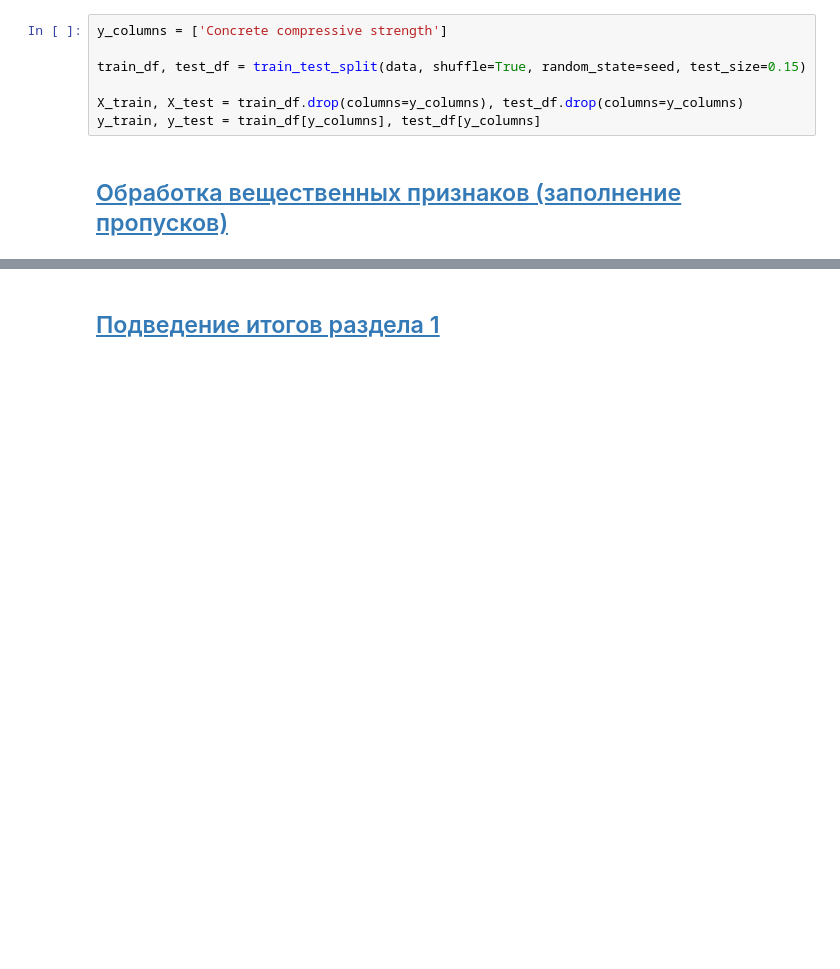
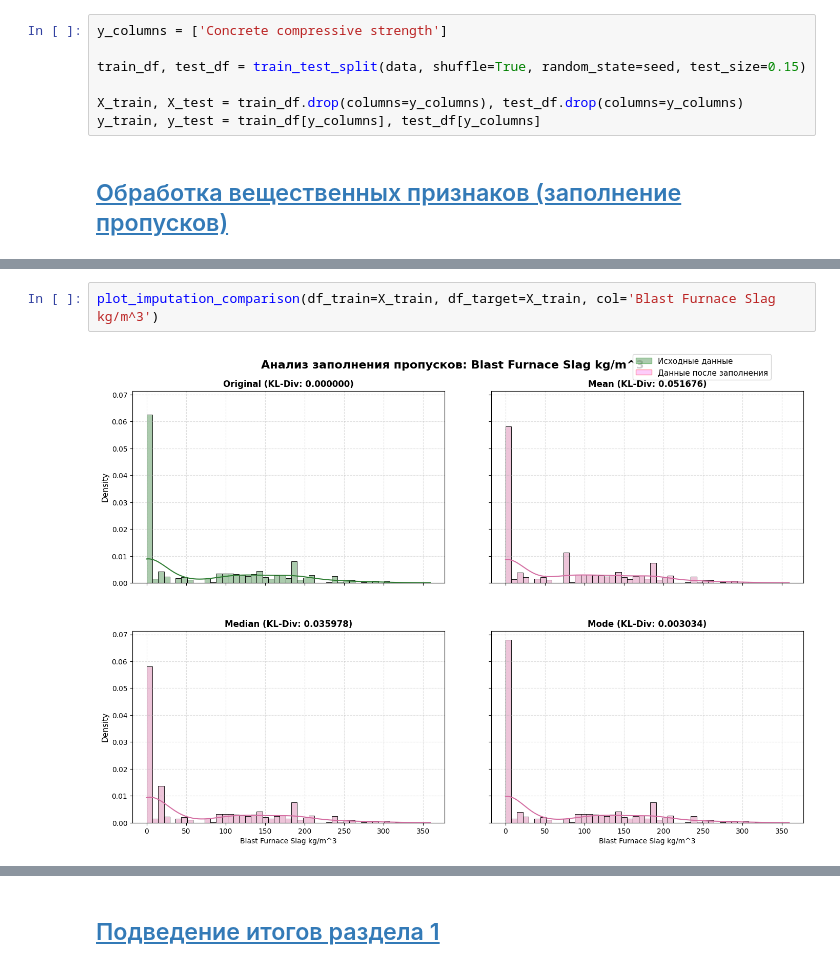
Before and after one commit to alexandrarengolt/HAIL_THE_KING, a Jupyter notebook: castle_walls.ipynb, the cells around one changed output, grey strips where cells are left out. Drawn from its saved outputs; the diff is of its cells as text; blank space fills up the shorter version.

```diff
--- a/castle_walls.ipynb
+++ b/castle_walls.ipynb
@@ -176,0 +283,4 @@ y_train, y_test = train_df[y_columns], test_df[y_columns]
+# %%
+plot_imputation_comparison(df_train=X_train, df_target=X_train, col='Blast Furnace Slag kg/m^3')
+# %% [output]
+[figure, added]
```
Also changed, not shown: parts of 27 cells of this notebook.
